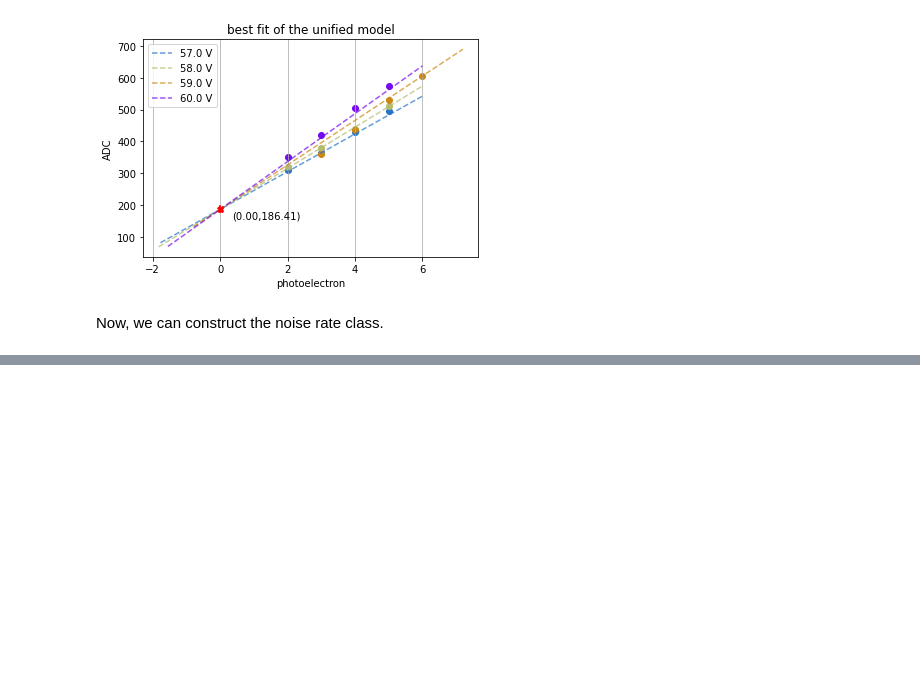
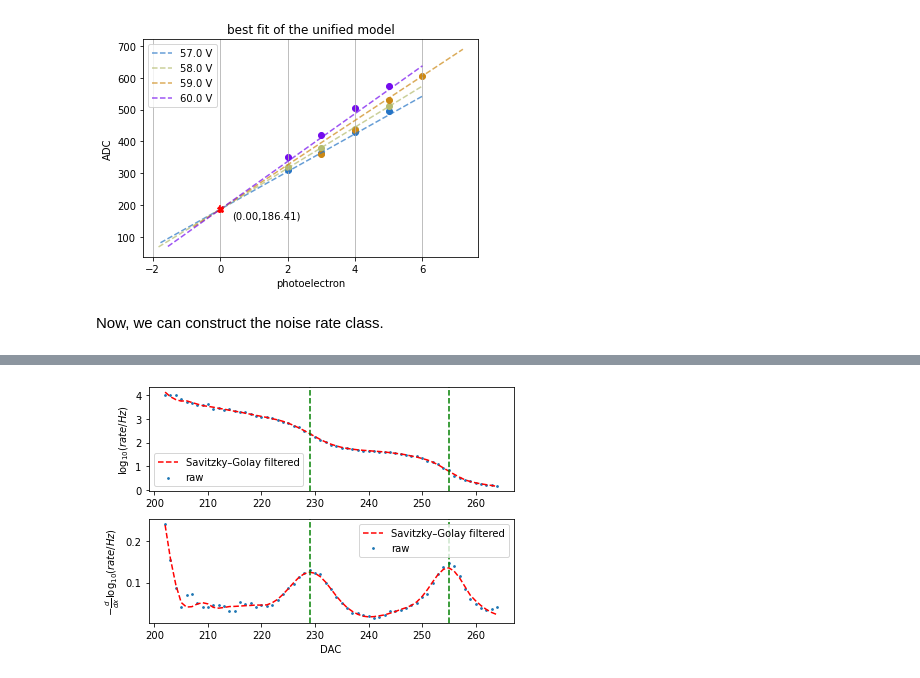
Before and after one commit to kaikai581/t2k-mppc-daq, a Jupyter notebook: notebooks/dark_rate_vs_photoelectron.ipynb, the cells around one changed output, grey strips where cells are left out. Saved outputs shown, nothing was run; the diff lists cells and outputs as text; code cells hidden in the pictures; blank space fills up the shorter version.

```diff
--- a/notebooks/dark_rate_vs_photoelectron.ipynb
+++ b/notebooks/dark_rate_vs_photoelectron.ipynb
@@ -47,0 +64,4 @@ my_scan.plot_rate_and_diff_rate_vs_dac(filtered=False)
+# %%
+my_scan.plot_rate_and_diff_rate_vs_dac(filtered=True)
+# %% [output]
+[figure, added]
```
Also changed, not shown: parts of 6 cells of this notebook, 3 other files.
